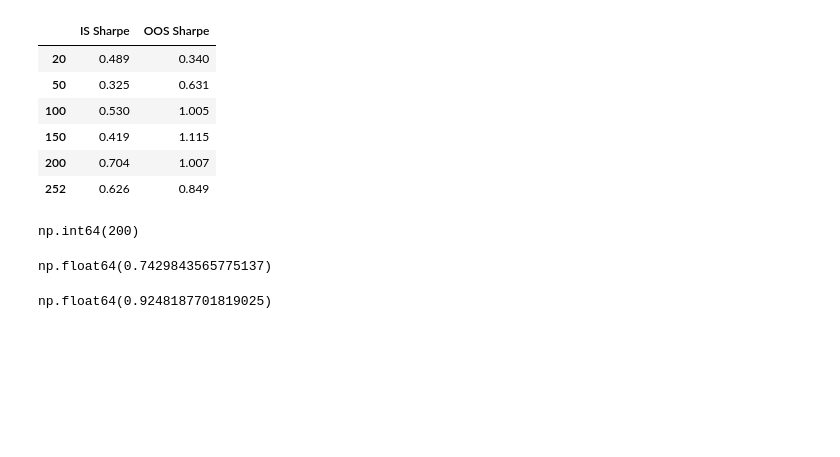
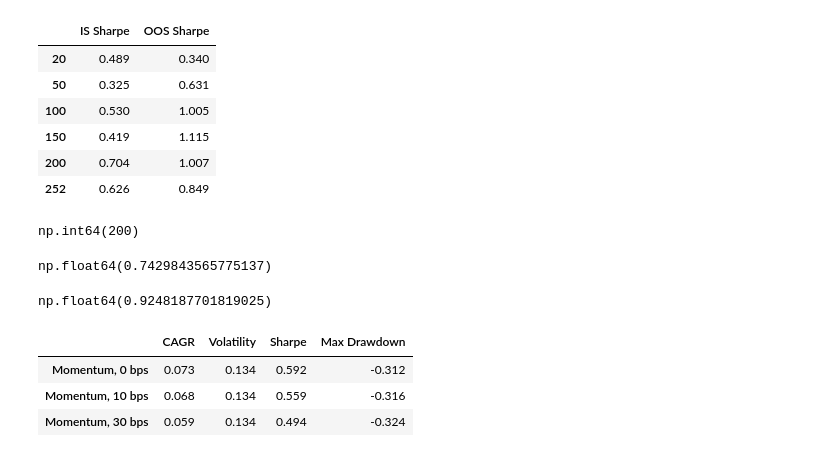
Before and after one commit to Alenchikk1/backtester, a Jupyter notebook: notebooks/02_first_backtest.ipynb, the cells around one changed output. Drawn from its saved outputs; the diff is of its cells as text; code cells hidden in the pictures; blank space fills up the shorter version.

Commit message:
Add README results table and saved figures

```diff
--- a/notebooks/02_first_backtest.ipynb
+++ b/notebooks/02_first_backtest.ipynb
@@ -361,3 +361,15 @@ np.float64(0.7429843565775137)
 sharpe(backtest["daily_return"].loc[oos_start:])
 # %% [output]
 np.float64(0.9248187701819025)
+# %%
+mom_costs = {}
+for c in [0, 10, 30]:
+    bt_c = run_backtest(spy["adj_close"], mom_signal, cost_bps=c)
+    mom_costs[f"Momentum, {c} bps"] = summary(bt_c["net_ret"])
+
+pd.DataFrame(mom_costs).T.round(3)
+# %% [output]
+|  | CAGR | Volatility | Sharpe | Max Drawdown |
+| Momentum, 0 bps | 0.073 | 0.134 | 0.592 | -0.312 |
+| Momentum, 10 bps | 0.068 | 0.134 | 0.559 | -0.316 |
+| Momentum, 30 bps | 0.059 | 0.134 | 0.494 | -0.324 |
```
Also changed, not shown: 2 other files.
